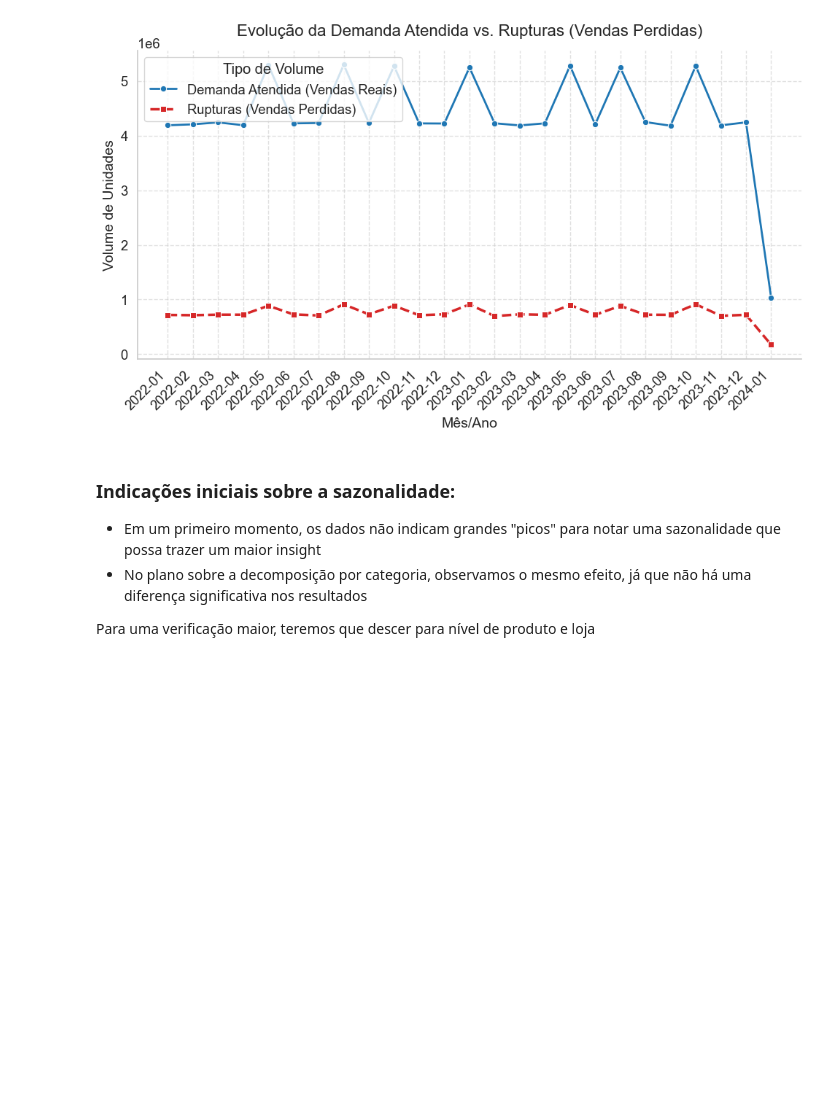
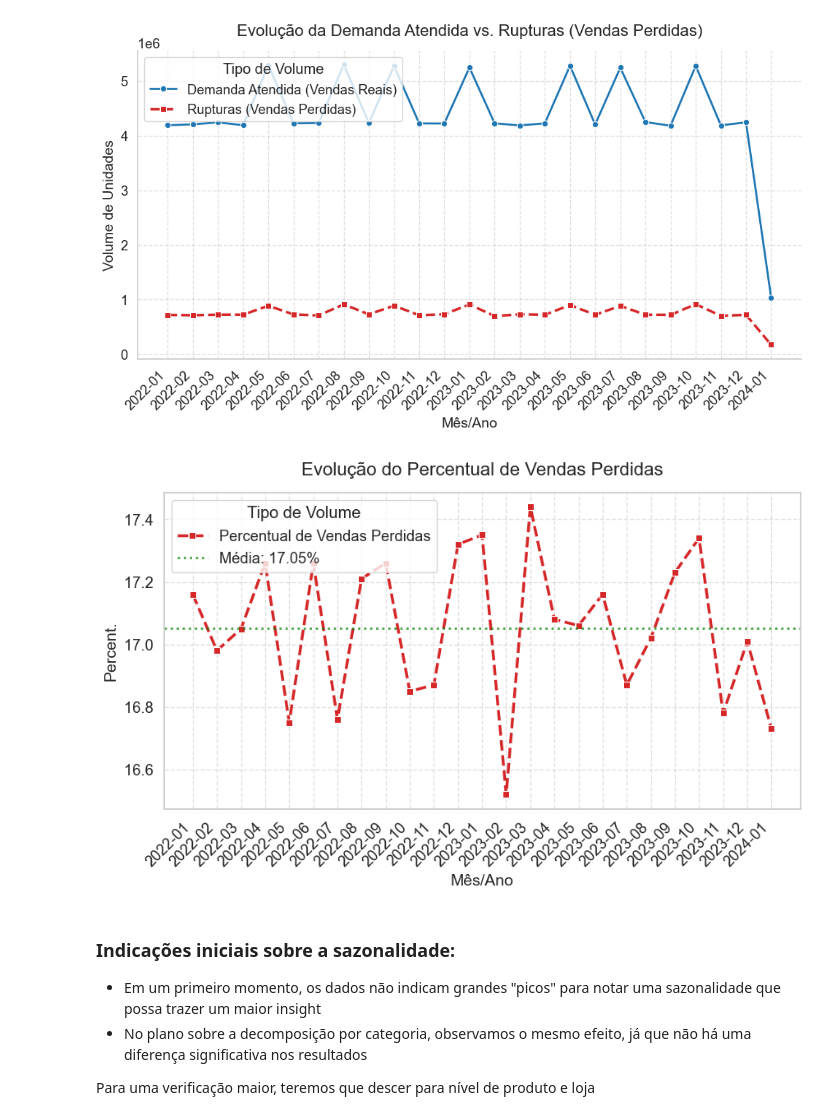
Before and after one commit to sergioneto12/DemandPlanning_DataAnalysis_Forecasting, a Jupyter notebook: analysis.ipynb, the cells around one changed output. Saved outputs shown, nothing was run; the diff lists cells and outputs as text; code cells hidden in the pictures; blank space fills up the shorter version.

Commit message:
melhorando a parte de storytelling, e adicionando explicação da segmentação para construção do modelo

```diff
--- a/analysis.ipynb
+++ b/analysis.ipynb
@@ -638,6 +653,12 @@ monthly_performance = merged_df.groupby('MonthYear').agg(
     TotalUnitsSold=('UnitsSold', 'sum'),
     TotalMissedSales=('MissedSales', 'sum')
 ).reset_index()
+
+monthly_performance['Diff Percent'] = (
+    (monthly_performance['TotalMissedSales'] / monthly_performance['TotalUnitsSold']) * 100
+).round(2)
+
+
 
 # Ordenar e formatar a coluna para o eixo X
 monthly_performance = monthly_performance.sort_values('MonthYear')
@@ -685,6 +706,43 @@ plt.tight_layout()
 plt.show()
 # %% [output]
 [figure]
+# %%
+# monthly_performance['Diff Percent'].mean()
+
+plt.figure(figsize=(10, 5))
+
+# Gráfico do Percentual de Rupturas
+sns.lineplot(
+    data=monthly_performance,
+    x='MonthYearStr',
+    y='Diff Percent',
+    label='Percentual de Vendas Perdidas',
+    marker='s',
+    linewidth=2.5,
+    linestyle='--',
+    color='tab:red'
+)
+
+# Adicionar linha de média
+media_diff_percent = monthly_performance['Diff Percent'].mean()
+plt.axhline(
+    y=media_diff_percent,
+    color='green',
+    linestyle=':',
+    linewidth=2,
+    label=f'Média: {media_diff_percent:.2f}%',
+    alpha=0.7
+)
+
+# Adicionando Títulos e Rótulos
+plt.title('Evolução do Percentual de Vendas Perdidas', fontsize=16, pad=15)
+plt.xlabel('Mês/Ano', fontsize=14)
+plt.ylabel('Percent.', fontsize=14)
+plt.xticks(rotation=45, ha='right') # Rotação para melhor visualização dos meses
+plt.legend(title='Tipo de Volume', loc='upper left')
+plt.grid(True, linestyle='--', alpha=0.6)
+# %% [output]
+[figure, added]
 # %% [markdown]
 ### Indicações iniciais sobre a sazonalidade:
 - Em um primeiro momento, os dados não indicam grandes "picos" para notar uma sazonalidade que possa trazer um maior insight
```
Also changed, not shown: parts of 13 cells of this notebook, 1 other file.
